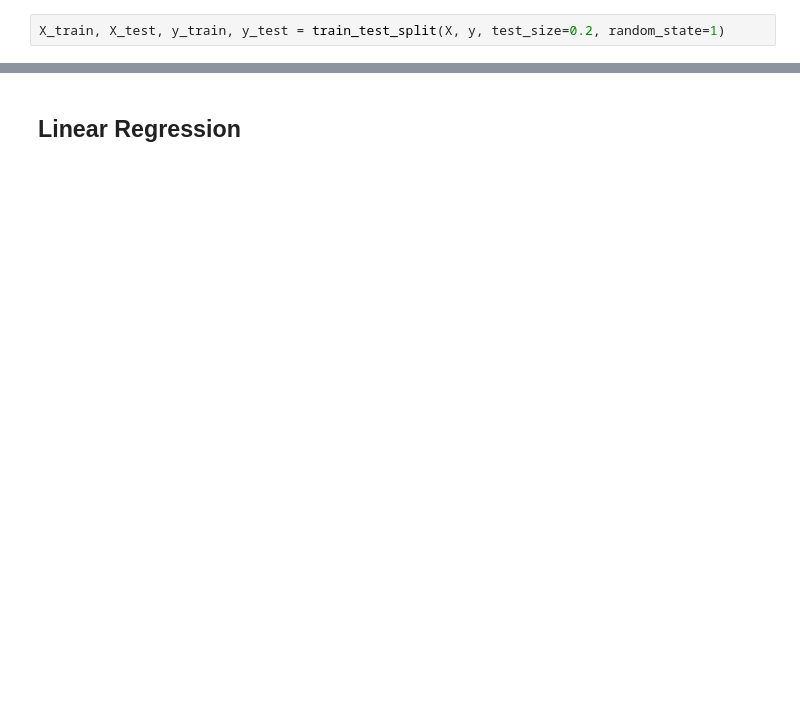
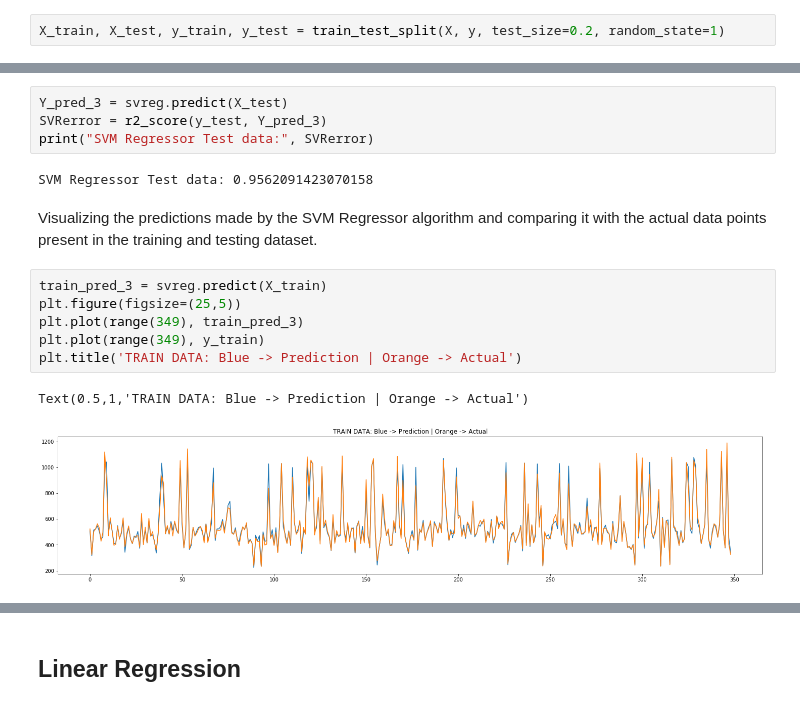
Before and after one commit to chiragbhattad/fatigut-strength-calculator, a Jupyter notebook: Jupyter notebook.ipynb, the cells around one changed output, grey strips where cells are left out. Saved outputs shown, nothing was run; the diff lists cells and outputs as text; blank space fills up the shorter version.

```diff
--- a/Jupyter notebook.ipynb
+++ b/Jupyter notebook.ipynb
@@ -54,0 +180,17 @@ X_train, X_test, y_train, y_test = train_test_split(X, y, test_size=0.2, random_
+# %%
+Y_pred_3 = svreg.predict(X_test)
+SVRerror = r2_score(y_test, Y_pred_3)
+print("SVM Regressor Test data:", SVRerror)
+# %% [output]
+SVM Regressor Test data: 0.9562091423070158
+# %% [markdown]
+Visualizing the predictions made by the SVM Regressor algorithm and comparing it with the actual data points present in the training and testing dataset.
+# %%
+train_pred_3 = svreg.predict(X_train)
+plt.figure(figsize=(25,5))
+plt.plot(range(349), train_pred_3)
+plt.plot(range(349), y_train)
+plt.title('TRAIN DATA: Blue -> Prediction | Orange -> Actual')
+# %% [output]
+Text(0.5,1,'TRAIN DATA: Blue -> Prediction | Orange -> Actual')
+[figure, added]
```
Also changed, not shown: parts of 105 cells of this notebook.
